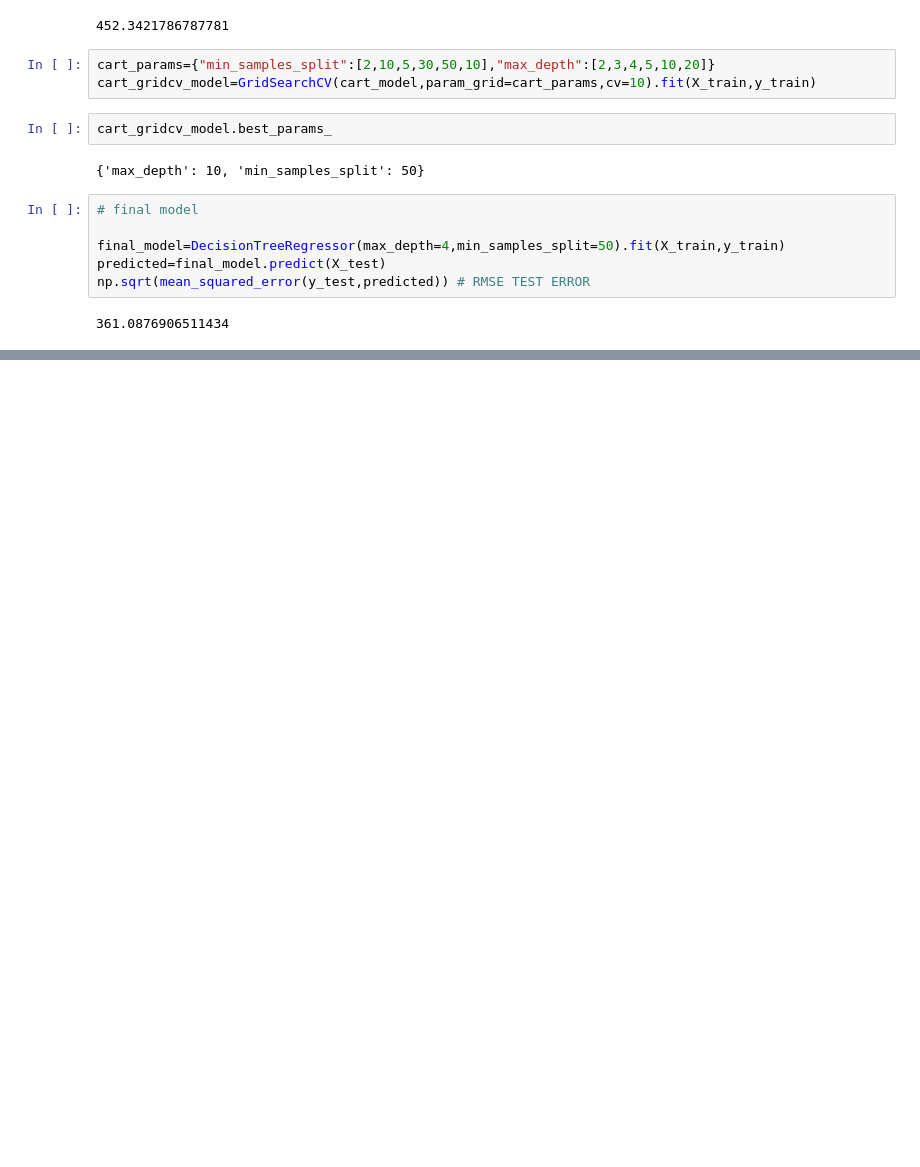
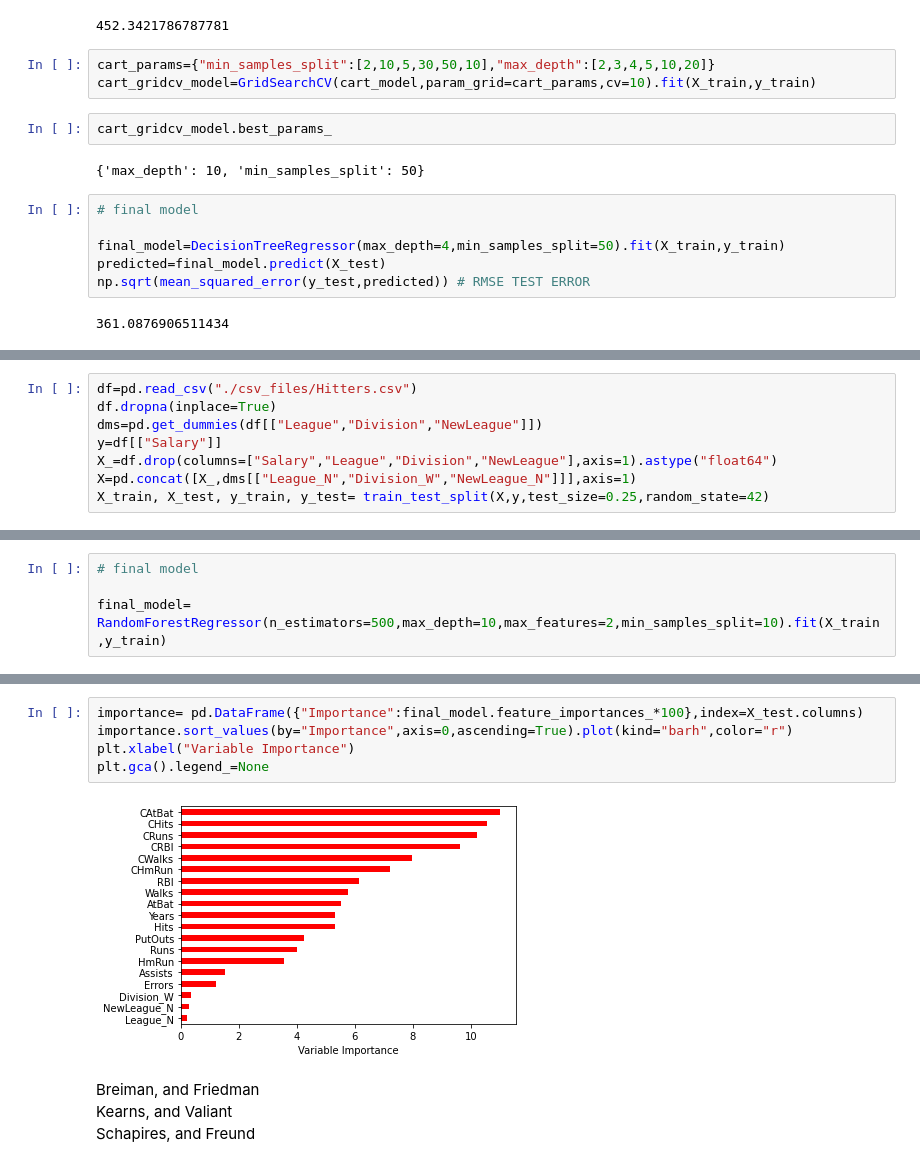
Before and after one commit to alpertknn/Machine-Learning-Notes, a Jupyter notebook: ML102/Machine Learning II.ipynb, the cells around one changed output, grey strips where cells are left out. Saved outputs shown, nothing was run; the diff lists cells and outputs as text; blank space fills up the shorter version.

```diff
--- a/ML102/Machine Learning II.ipynb
+++ b/ML102/Machine Learning II.ipynb
@@ -429,0 +500,8 @@ np.sqrt(mean_squared_error(y_test,predicted)) # RMSE TEST ERROR
+# %%
+df=pd.read_csv("./csv_files/Hitters.csv")
+df.dropna(inplace=True)
+dms=pd.get_dummies(df[["League","Division","NewLeague"]])
+y=df[["Salary"]]
+X_=df.drop(columns=["Salary","League","Division","NewLeague"],axis=1).astype("float64")
+X=pd.concat([X_,dms[["League_N","Division_W","NewLeague_N"]]],axis=1)
+X_train, X_test, y_train, y_test= train_test_split(X,y,test_size=0.25,random_state=42)
@@ -429,0 +531,4 @@ np.sqrt(mean_squared_error(y_test,predicted)) # RMSE TEST ERROR
+# %%
+# final model
+
+final_model= RandomForestRegressor(n_estimators=500,max_depth=10,max_features=2,min_samples_split=10).fit(X_train,y_train)
@@ -429,0 +548,13 @@ np.sqrt(mean_squared_error(y_test,predicted)) # RMSE TEST ERROR
+# %%
+importance= pd.DataFrame({"Importance":final_model.feature_importances_*100},index=X_test.columns)
+importance.sort_values(by="Importance",axis=0,ascending=True).plot(kind="barh",color="r")
+plt.xlabel("Variable Importance")
+plt.gca().legend_=None
+# %% [output]
+[figure, added]
+# %% [markdown]
+Breiman, and Friedman
+<br>
+Kearns, and Valiant
+<br>
+Schapires, and Freund
```
Also changed, not shown: parts of 50 cells of this notebook, 16 other files.
